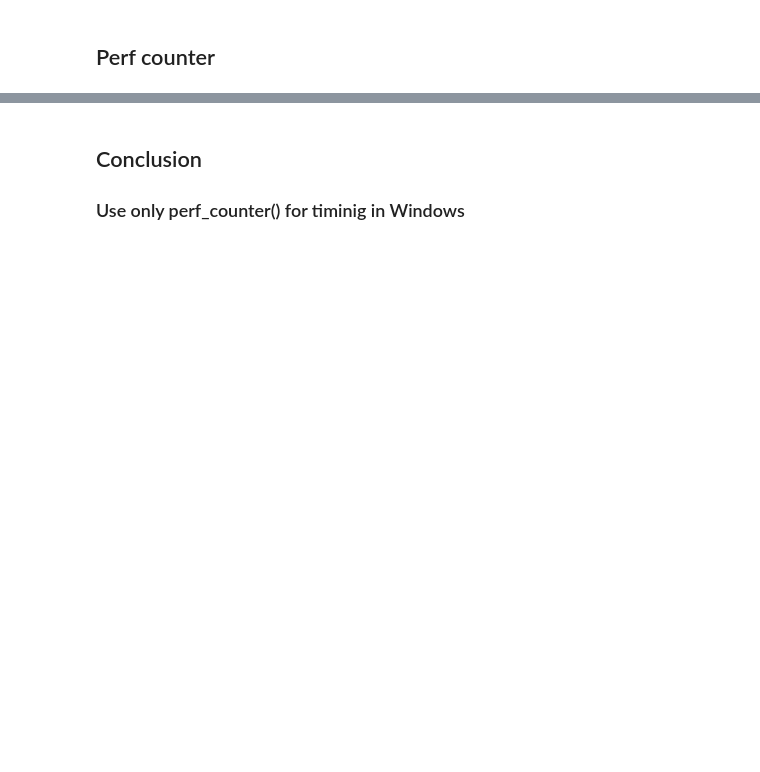
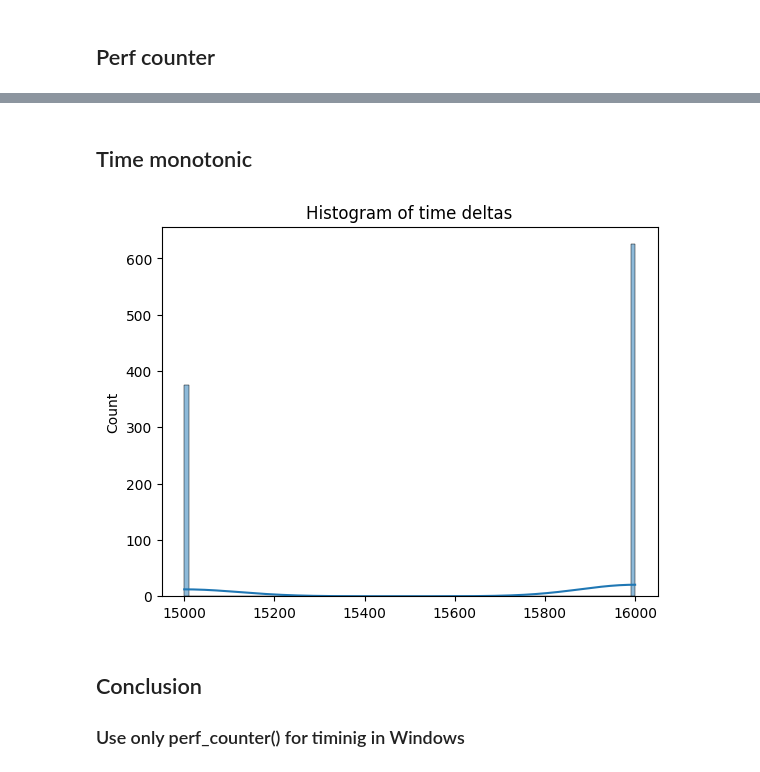
Before and after one commit to amar-enkhbat/codebook_generator, a Jupyter notebook: time_accuracy_windows.ipynb, the cells around one changed output, grey strips where cells are left out. Cells and saved outputs as stored; diff of their text form; code cells hidden in the pictures; blank space fills up the shorter version.

```diff
--- a/time_accuracy_windows.ipynb
+++ b/time_accuracy_windows.ipynb
@@ -42,3 +74,20 @@ plt.show()
+# %% [markdown]
+## Time monotonic
+# %%
+# measure the smallest time delta by spinning until the time changes
+def measure_monotonic():
+    t0 = time.monotonic()
+    t1 = t0
+    while t1 == t0:
+        t1 = time.monotonic()
+    return t1-t0
+
+samples_monotonic = [measure_monotonic() / 1e-6 for i in range(1000)]
+sns.histplot(samples_monotonic, bins=100, kde=True)
+plt.title('Histogram of time deltas')
+plt.show()
+# %% [output]
+[figure, added]
 # %% [markdown]
 ## Conclusion
 ### Use only perf_counter() for timinig in Windows
```
Also changed, not shown: parts of 12 cells of this notebook, 2 other files.
